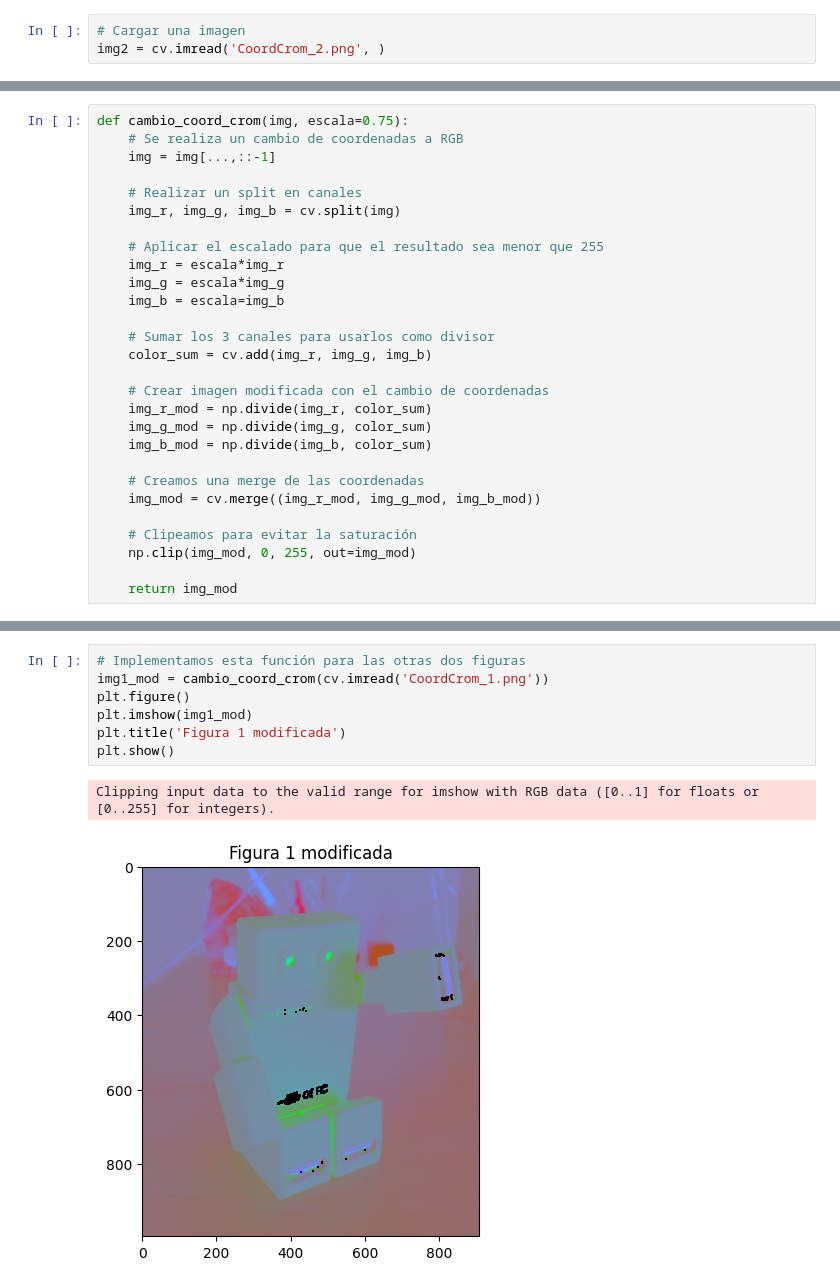
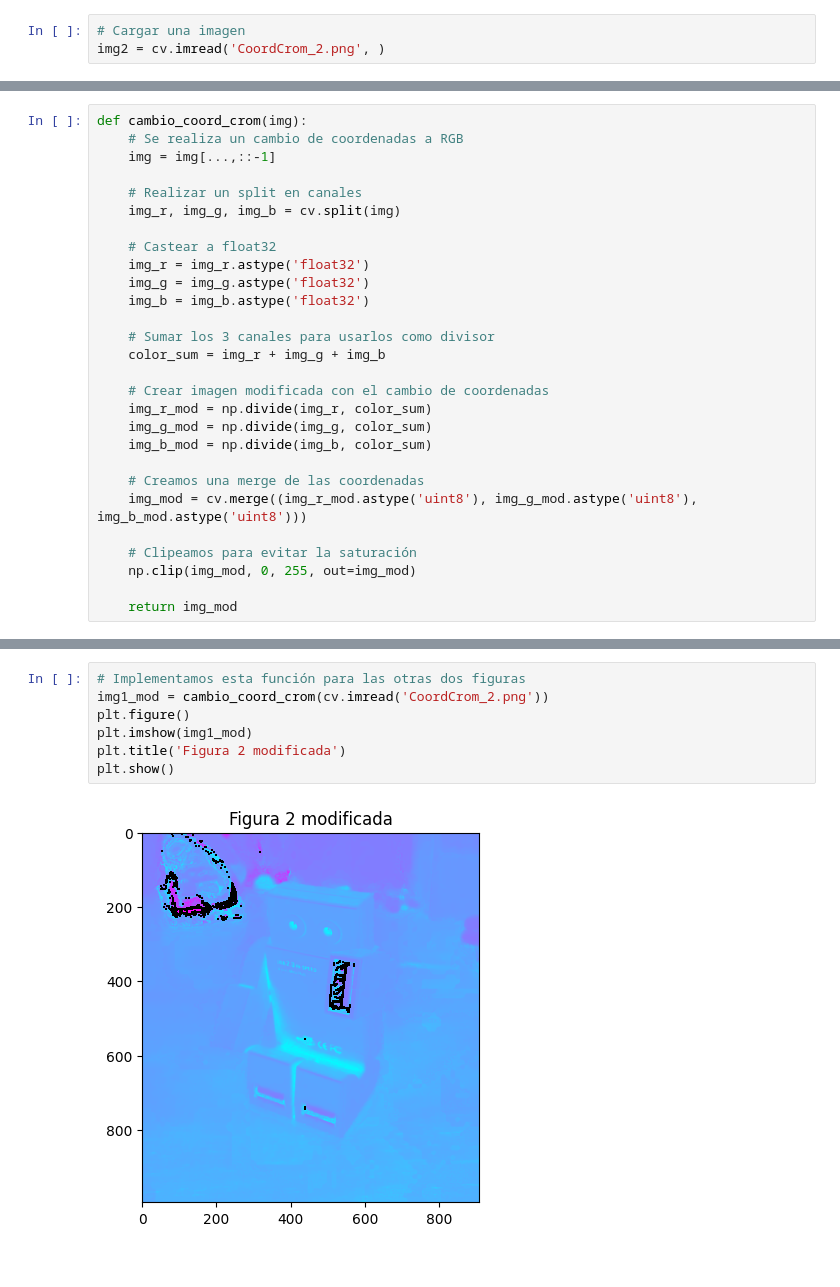
Before and after one commit to manoloacademia/vision_computadora_I, a Jupyter notebook: Material_TPs/TP1/coord_cromaticas/tp1_v1.ipynb, the cells around one changed output, grey strips where cells are left out. Cells and saved outputs as stored; diff of their text form.

```diff
--- a/Material_TPs/TP1/coord_cromaticas/tp1_v1.ipynb
+++ b/Material_TPs/TP1/coord_cromaticas/tp1_v1.ipynb
@@ -11,20 +11,20 @@ plt.imshow(img);
 # %% [output]
 [figure]
 # %%
-def cambio_coord_crom(img, escala=0.75):
+def cambio_coord_crom(img):
     # Se realiza un cambio de coordenadas a RGB
     img = img[...,::-1]
 
     # Realizar un split en canales
     img_r, img_g, img_b = cv.split(img)
 
-    # Aplicar el escalado para que el resultado sea menor que 255
-    img_r = escala*img_r
-    img_g = escala*img_g
-    img_b = escala=img_b
+    # Castear a float32
+    img_r = img_r.astype('float32')
+    img_g = img_g.astype('float32')
+    img_b = img_b.astype('float32')
 
     # Sumar los 3 canales para usarlos como divisor
-    color_sum = cv.add(img_r, img_g, img_b)
+    color_sum = img_r + img_g + img_b
 
     # Crear imagen modificada con el cambio de coordenadas
     img_r_mod = np.divide(img_r, color_sum)
@@ -32,7 +32,7 @@ def cambio_coord_crom(img, escala=0.75):
     img_b_mod = np.divide(img_b, color_sum)
 
     # Creamos una merge de las coordenadas
-    img_mod = cv.merge((img_r_mod, img_g_mod, img_b_mod))
+    img_mod = cv.merge((img_r_mod.astype('uint8'), img_g_mod.astype('uint8'), img_b_mod.astype('uint8')))
 
     # Clipeamos para evitar la saturación
     np.clip(img_mod, 0, 255, out=img_mod)
@@ -65,13 +50,12 @@ Clipping input data to the valid range for imshow with RGB data ([0..1] for floa
 # %%
 # Implementamos esta función para las otras dos figuras
-img1_mod = cambio_coord_crom(cv.imread('CoordCrom_1.png'))
+img1_mod = cambio_coord_crom(cv.imread('CoordCrom_2.png'))
 plt.figure()
 plt.imshow(img1_mod)
-plt.title('Figura 1 modificada')
+plt.title('Figura 2 modificada')
 plt.show()
 # %% [output]
-Clipping input data to the valid range for imshow with RGB data ([0..1] for floats or [0..255] for integers).
-[figure, old version]
+[figure, new version]
 # %%
 img3_mod = cambio_coord_crom(cv.imread('CoordCrom_3.png'))
 plt.figure()
```
Also changed, not shown: parts of 5 cells of this notebook.
